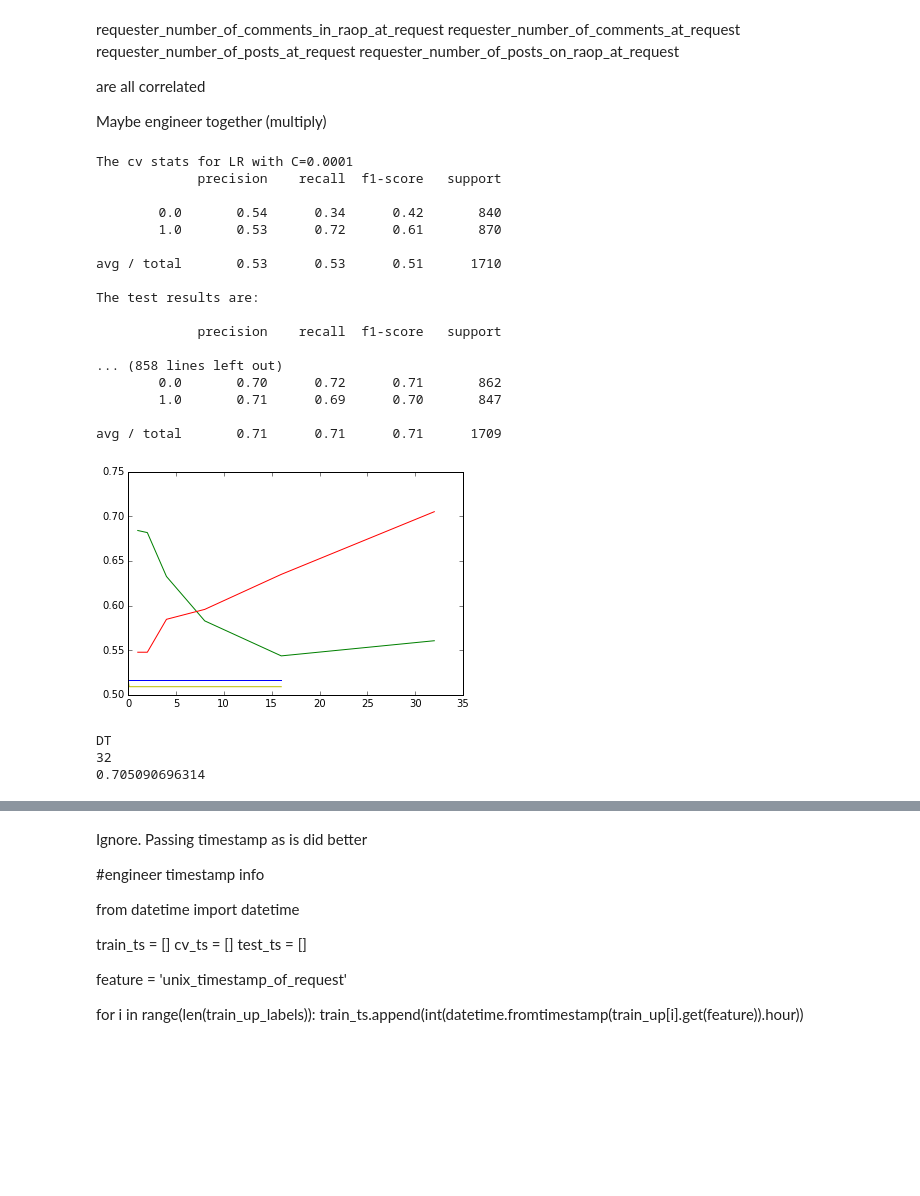
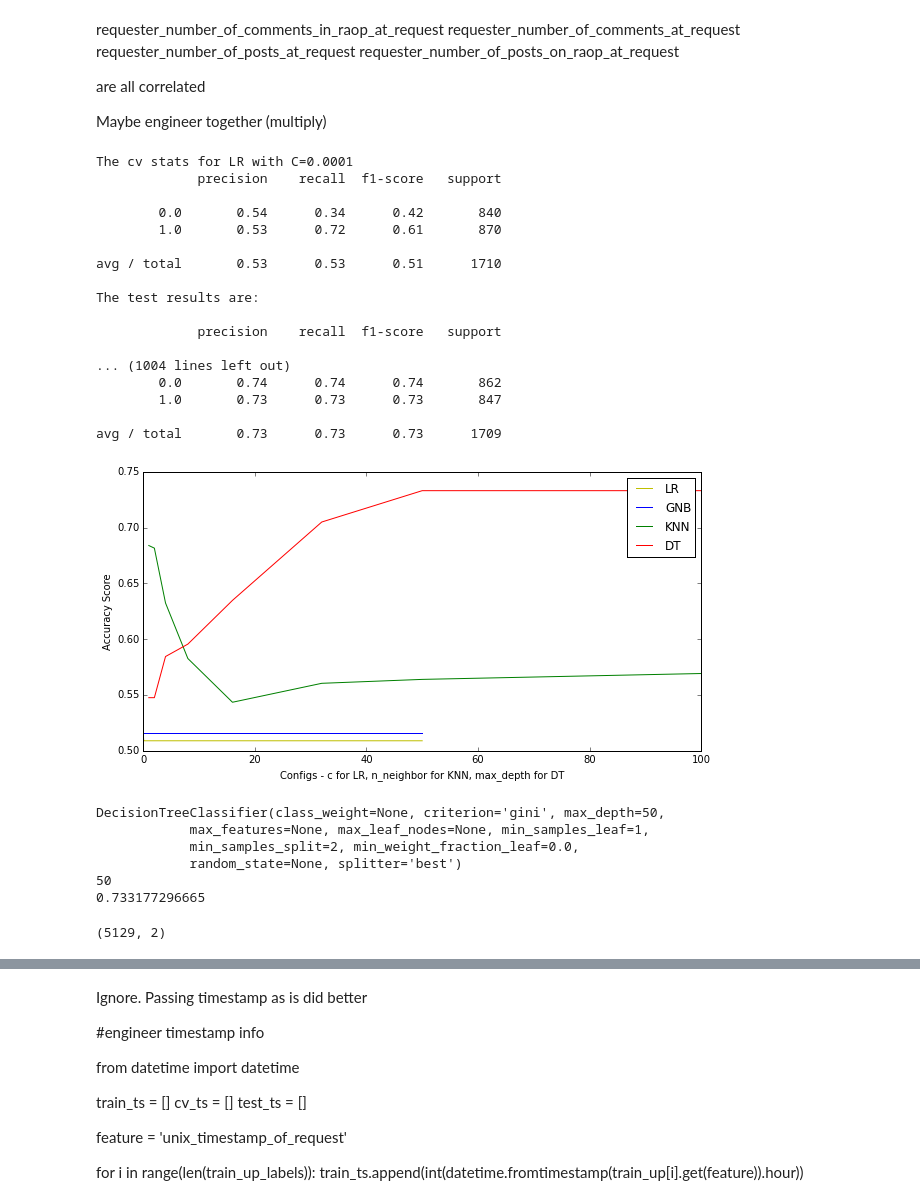
Before and after one commit to denisvrdoljak/pizzalearning, a Jupyter notebook: NLP Upsampled Pruned Ensembled Fitchecked.ipynb, the cells around one changed output, grey strips where cells are left out. Saved outputs shown, nothing was run; the diff lists cells and outputs as text; code cells hidden in the pictures; blank space fills up the shorter version.

Commit message:
Improve accuracy to 0.92807

```diff
--- a/NLP Upsampled Pruned Ensembled Fitchecked.ipynb
+++ b/NLP Upsampled Pruned Ensembled Fitchecked.ipynb
@@ -718,7 +722,7 @@ def find_optim_model_numerical(train, train_labels, cv, cv_labels, test, test_la
     best_score = 0
 
     #find optimal C
-    C_val = [0.0001, 0.001, 0.01, 0.1, 0.2, 0.4, 0.8, 1, 2, 4, 8, 16]
+    C_val = [0.0001, 0.001, 0.01, 0.1, 0.2, 0.4, 0.8, 1, 2, 4, 8, 16, 25, 50]
 
     for i in range(len(C_val)):
 
@@ -740,7 +744,7 @@ def find_optim_model_numerical(train, train_labels, cv, cv_labels, test, test_la
         config_LR.append(C_val[i])
 
         if best_score < LR_train.score(test,test_labels):
-            best_clf = "LR"
+            best_clf = LogisticRegression(C=C_val[i])
             best_config = C_val[i]
             best_score = LR_train.score(test,test_labels)
 
@@ -762,7 +766,7 @@ def find_optim_model_numerical(train, train_labels, cv, cv_labels, test, test_la
         config_GNB.append(C_val[i])
 
         if best_score < GNB_train.score(test,test_labels):
-            best_clf = "GNB"
+            best_clf = GaussianNB()
             best_config = C_val[i]
             best_score = GNB_train.score(test,test_labels)
 
@@ -784,7 +788,7 @@ def find_optim_model_numerical(train, train_labels, cv, cv_labels, test, test_la
         config_KNN.append(int(math.ceil(C_val[i] * 2)))
 
         if best_score < KNN_train.score(test,test_labels):
-            best_clf = "KNN"
+            best_clf = KNeighborsClassifier(n_neighbors=int(math.ceil(C_val[i] * 2)))
             best_config = int(math.ceil(C_val[i] * 2))
             best_score = KNN_train.score(test,test_labels)
 
@@ -806,14 +810,18 @@ def find_optim_model_numerical(train, train_labels, cv, cv_labels, test, test_la
         config_DT.append(int(math.ceil(C_val[i] * 2)))
 
         if best_score < clf.score(test,test_labels):
-            best_clf = "DT"
+            best_clf = DecisionTreeClassifier(max_depth=int(math.ceil(C_val[i] * 2)))
             best_config = int(math.ceil(C_val[i] * 2))
             best_score = clf.score(test,test_labels)
 
-    plt.plot(config_LR,accuracy_LR,'y-')
+    plt.figure(figsize=(10, 5))
+    plt.plot(config_LR,accuracy_LR,'y-', )
     plt.plot(config_GNB,accuracy_GNB,'b-')
     plt.plot(config_KNN,accuracy_KNN,'g-')
     plt.plot(config_DT,accuracy_DT,'r-')
+    plt.legend(['LR', 'GNB', 'KNN', 'DT'])
+    plt.xlabel('Configs - c for LR, n_neighbor for KNN, max_depth for DT')
+    plt.ylabel('Accuracy Score')
     plt.show()
 
     return best_clf, best_config, best_score
@@ -910,7 +918,7 @@ are all correlated
 Maybe engineer together (multiply)
 # %%
 def evaluate_new_feature(train_data, train_labels, train_mat, cv_data, cv_labels, cv_mat, test_data,
-                         test_labels, test_mat, feature):
+                         test_labels, test_mat, feature, prev_best_classifier=None, prev_best_score=None):
 
     train_temp = []
     cv_temp = []
@@ -936,49 +944,62 @@ def evaluate_new_feature(train_data, train_labels, train_mat, cv_data, cv_labels
     print best_config
     print best_score
 
-    return train_mat_tmp, cv_mat_tmp, test_mat_tmp
+    if best_score >= prev_best_score:
+        return train_mat_tmp, cv_mat_tmp, test_mat_tmp, best_clf, best_score
+    else:
+        return train_mat, cv_mat, test_mat, prev_best_classifier, prev_best_score
 
 feature = 'requester_account_age_in_days_at_request'
 
 train_age = []
 cv_age = []
 test_age = []
 
 for i in range(len(train_up_labels)):
     train_age.append((train_up[i].get(feature)))
 
 for i in range(len(cv_up_labels)):
     cv_age.append((cv_up[i].get(feature)))
 
 for i in range(len(test_up_labels)):
     test_age.append((test_up[i].get(feature)))
 
 feature = 'requester_days_since_first_post_on_raop_at_request'
 
-train_data_plus, cv_data_plus, test_data_plus = evaluate_new_feature(train_up,
-                    train_up_labels, train_age, cv_up, cv_up_labels, cv_age, test_up, test_up_labels, test_age, feature)
+# myan: initialize
+best_score = 0
+best_numerical_classifier=None
+train_data_plus, cv_data_plus, test_data_plus, best_numerical_classifier, best_score = evaluate_new_feature(train_up,
+                    train_up_labels, train_age, cv_up, cv_up_labels, cv_age, test_up, test_up_labels, test_age, feature,
+                    prev_best_classifier=best_numerical_classifier,
+                    prev_best_score=best_score)
+train_data_plus.shape
 # %% [output]
 The cv stats for LR with C=0.0001
              precision    recall  f1-score   support
 
         0.0       0.54      0.34      0.42       840
         1.0       0.53      0.72      0.61       870
 
 avg / total       0.53      0.53      0.51      1710
 
 The test results are:
 
              precision    recall  f1-score   support
 
-... (858 lines left out)
-        0.0       0.70      0.72      0.71       862
-        1.0       0.71      0.69      0.70       847
+... (1004 lines left out)
+        0.0       0.74      0.74      0.74       862
+        1.0       0.73      0.73      0.73       847
 
-avg / total       0.71      0.71      0.71      1709
+avg / total       0.73      0.73      0.73      1709
-[figure, old version]
+[figure, new version]
-DT
-32
-0.705090696314
+DecisionTreeClassifier(class_weight=None, criterion='gini', max_depth=50,
+            max_features=None, max_leaf_nodes=None, min_samples_leaf=1,
+            min_samples_split=2, min_weight_fraction_leaf=0.0,
+            random_state=None, splitter='best')
+50
+0.733177296665
+(5129, 2)
 # %%
 feature = 'requester_number_of_comments_at_request'
 print feature + "\n"
```
Also changed, not shown: parts of 17 cells of this notebook.
